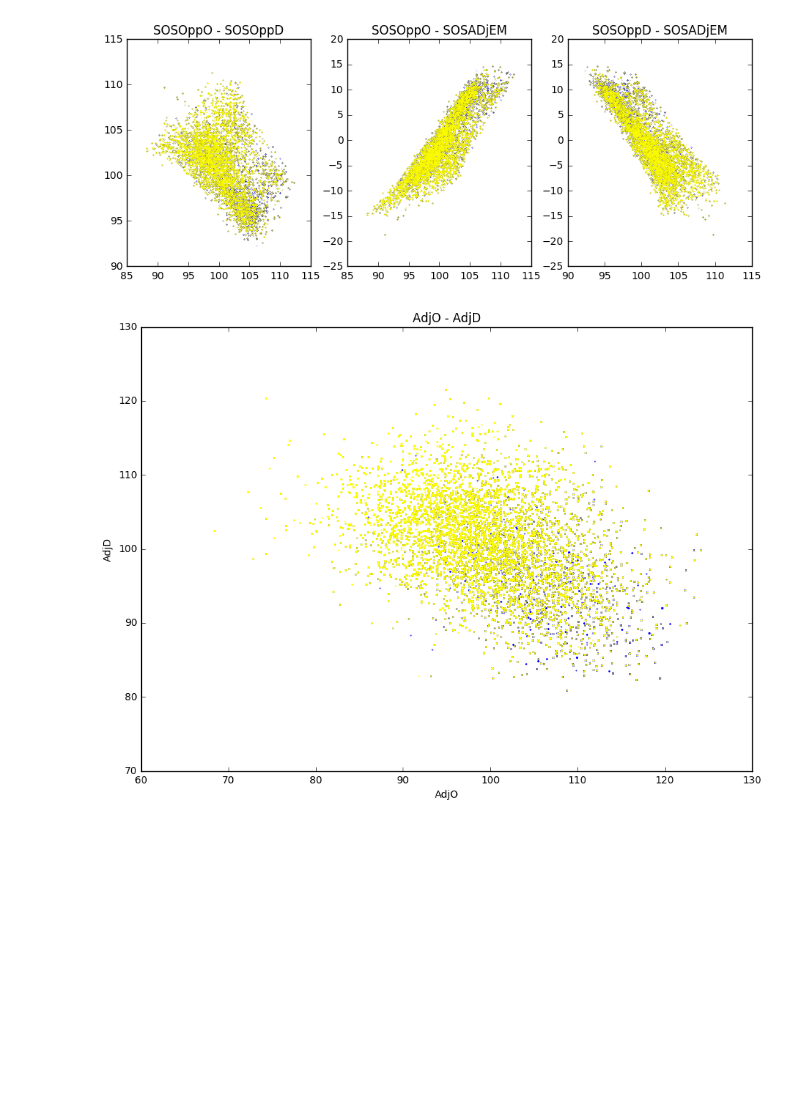
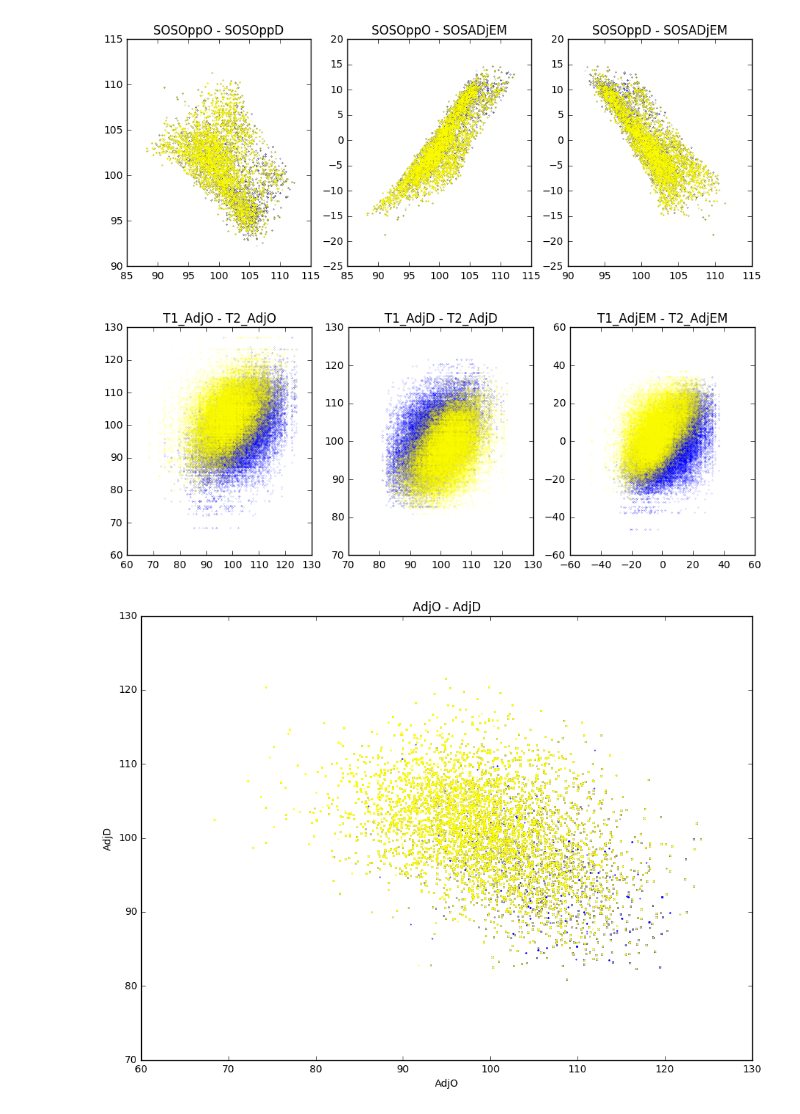
Before and after one commit to Iviglious/basket_predict_ncaa, a Jupyter notebook: DA - NCAA - Exploration of data A.ipynb, the cells around one changed output. Cells and saved outputs as stored; diff of their text form; code cells hidden in the pictures; blank space fills up the shorter version.

Commit message:
Removed old expl of data and added new

```diff
--- a/DA - NCAA - Feature Digrams A.ipynb
+++ b/DA - NCAA - Exploration of data A.ipynb
@@ -244,6 +244,34 @@ plt.scatter(data.loc[data.WL == 0].T1_SOSOppD, data.loc[data.WL == 0].T1_SOSADjE
 plt.show()
 # %% [output]
 [figure]
+# %%
+# XY scatter - Correlation
+plt.figure(figsize=(11,4))
+
+# Team 1 vs Team 2
+
+# T1_AdjO - T2_AdjO
+plt.subplot(1,3,1)
+plt.title('T1_AdjO - T2_AdjO')
+plt.scatter(data.loc[data.WL == 1].T1_AdjO, data.loc[data.WL == 1].T2_AdjO, color='blue', s=0.01) # Win
+plt.scatter(data.loc[data.WL == 0].T1_AdjO, data.loc[data.WL == 0].T2_AdjO, color='yellow', s=0.01) # Lost
+
+# T1_AdjD - T2_AdjD
+plt.subplot(1,3,2)
+plt.title('T1_AdjD - T2_AdjD')
+plt.scatter(data.loc[data.WL == 1].T1_AdjD, data.loc[data.WL == 1].T2_AdjD, color='blue', s=0.01) # Win
+plt.scatter(data.loc[data.WL == 0].T1_AdjD, data.loc[data.WL == 0].T2_AdjD, color='yellow', s=0.01) # Lost
+
+# T1_AdjEM - T2_AdjEM
+plt.subplot(1,3,3)
+plt.title('T1_AdjEM - T2_AdjEM')
+plt.scatter(data.loc[data.WL == 1].T1_AdjEM, data.loc[data.WL == 1].T2_AdjEM, color='blue', s=0.01) # Win
+plt.scatter(data.loc[data.WL == 0].T1_AdjEM, data.loc[data.WL == 0].T2_AdjEM, color='yellow', s=0.01) # Lost
+
+# Show all
+plt.show()
+# %% [output]
+[figure, added]
 # %%
 # XY scatter - Correlation - selected
 # AdjO - AdjD
```
Also changed, not shown: 1 other file.
